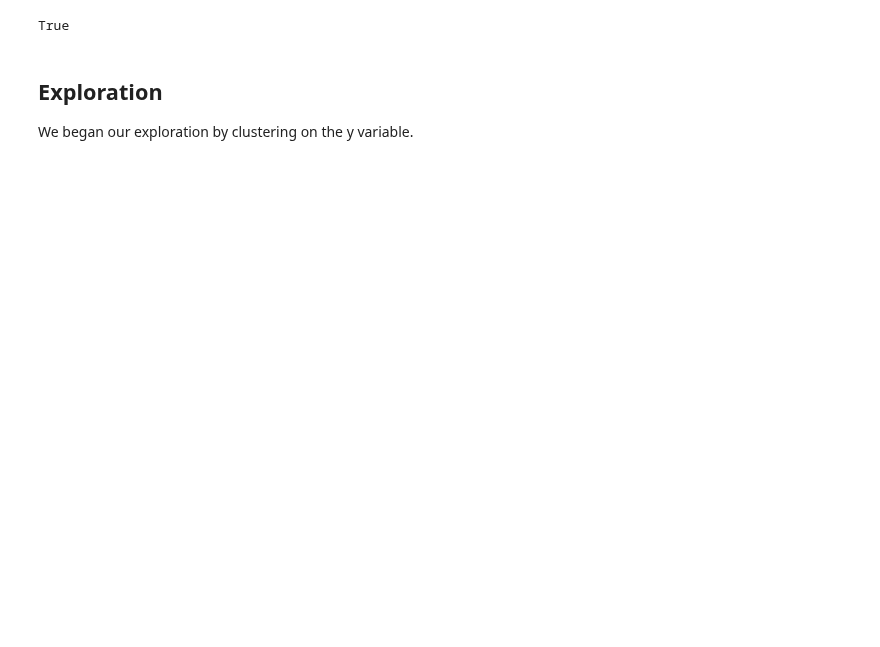
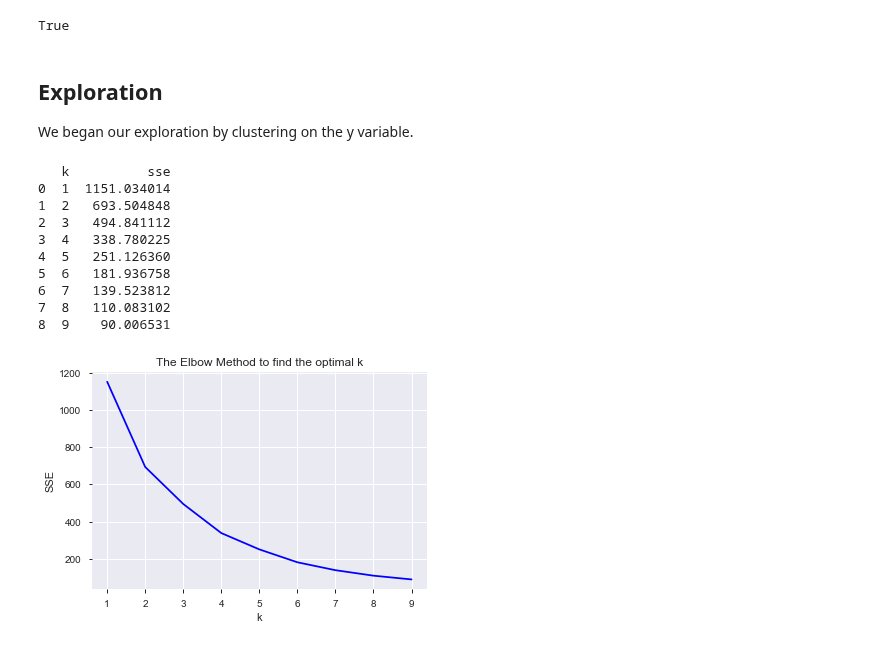
Before and after one commit to Zillow-SJ/Cluster_Zillow, a Jupyter notebook: model_final.ipynb, the cells around one changed output. Cells and saved outputs as stored; diff of their text form; code cells hidden in the pictures; blank space fills up the shorter version.

```diff
--- a/model_final.ipynb
+++ b/model_final.ipynb
@@ -117,4 +109,18 @@ True
 ## Exploration
 
 We began our exploration by clustering on the y variable.
+# %%
+explore_final.elbow_plot(y_train)
+# %% [output]
+   k          sse
+0  1  1151.034014
+1  2   693.504848
+2  3   494.841112
+3  4   338.780225
+4  5   251.126360
+5  6   181.936758
+6  7   139.523812
+7  8   110.083102
+8  9    90.006531
+[figure, added]
 # %%
```
Also changed, not shown: parts of 11 cells of this notebook, 2 other files.
